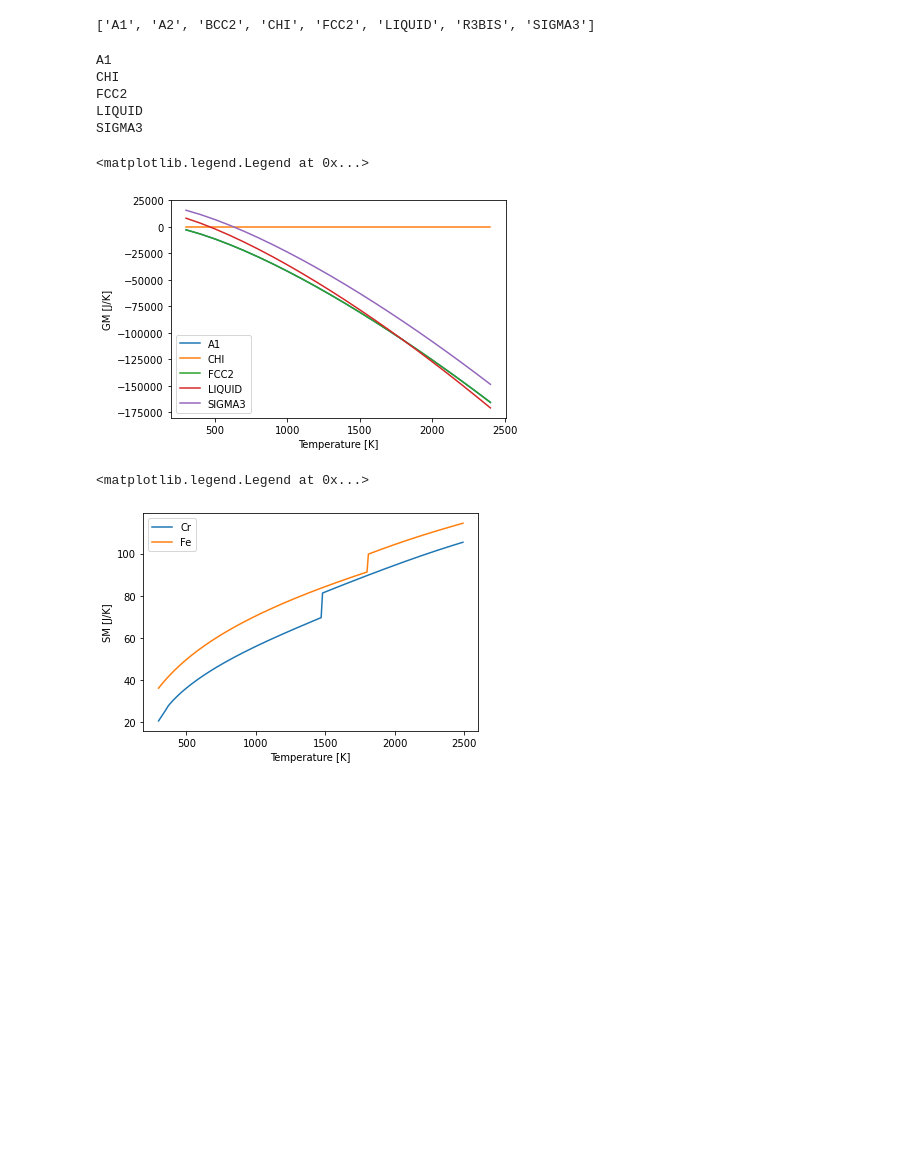
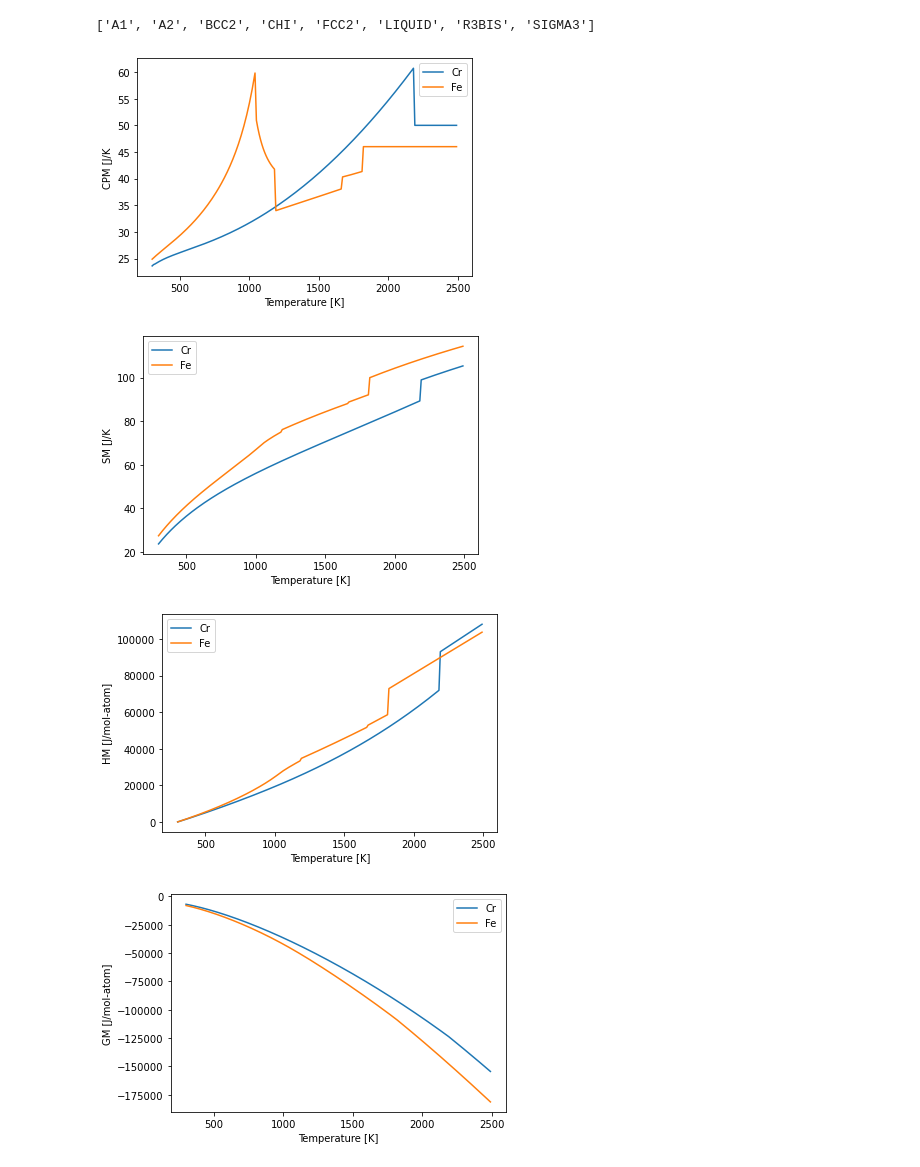
Before and after one commit to HUISUN24/580, a Jupyter notebook: 580 Homework 2/unary-calculations-finish.ipynb, the cells around one changed output. Cells and saved outputs as stored; diff of their text form; code cells hidden in the pictures; blank space fills up the shorter version.

```diff
--- a/580 Homework 2/unary-calculations-finish.ipynb
+++ b/580 Homework 2/unary-calculations-finish.ipynb
@@ -9,24 +8,3 @@ db_sgte = Database('Cr-Fe-ref2.TDB')
 sorted(db_sgte.phases)
 # %% [output]
 ['A1', 'A2', 'BCC2', 'CHI', 'FCC2', 'LIQUID', 'R3BIS', 'SIGMA3']
-# %%
-x=[]
-y=[]
-a=['A1', 'CHI', 'FCC2', 'LIQUID',  'SIGMA3']
-for i in sorted(a):
-    print(i)
-    GM=calculate(db_sgte, ['FE', 'VA'], i, P=101325, T=(300, 2500, 100), N=1,output='GM')
-    x=GM.T
-    y=GM.GM.squeeze()
-    plt.plot(x,y,label=i)
-plt.xlabel("Temperature [K]")
-plt.ylabel("GM [J/K]")
-plt.legend()
-# %% [output]
-A1
-CHI
-FCC2
-LIQUID
-SIGMA3
-<matplotlib.legend.Legend at 0x...>
-[figure, removed]
@@ -36,15 +11,36 @@ pha=['FCC2','LIQUID']
 # %%
 #plot could be changed to HM, GM and CPM by change the output type in the codes
-equil_result = equilibrium(db_sgte, ['CR','FE','VA'], pha, {v.X('CR'): 1,v.N: 1,v.P: 101325,v.T: (300, 2500,10),}, output='SM')
+equil_result = equilibrium(db_sgte, ['CR','FE','VA'], sorted(db_sgte.phases), {v.X('CR'): 1,v.N: 1,v.P: 101325,v.T: (300, 2500,10),}, output=['GM','SM','HM','CPM'])
 
-equil_result2 = equilibrium(db_sgte, ['CR','FE','VA'], pha, {v.X('FE'): 1,v.N: 1,v.P: 101325,v.T: (300, 2500,10),}, output='SM')
+equil_result2 = equilibrium(db_sgte, ['CR','FE','VA'], sorted(db_sgte.phases), {v.X('FE'): 1,v.N: 1,v.P: 101325,v.T: (300, 2500,10),}, output=['GM','SM','HM','CPM'])
 
 # Squeeze is required because the array corresponding to HM is multidimensional for each T, P, and N where we've calculated the energy
+plt.plot(equil_result.T, equil_result.CPM.squeeze(),label='Cr')
+plt.plot(equil_result2.T, equil_result2.CPM.squeeze(),label='Fe')
+plt.xlabel("Temperature [K]")
+plt.ylabel("CPM [J/K")
+plt.legend()
+plt.show()
 plt.plot(equil_result.T, equil_result.SM.squeeze(),label='Cr')
 plt.plot(equil_result2.T, equil_result2.SM.squeeze(),label='Fe')
 plt.xlabel("Temperature [K]")
-plt.ylabel("SM [J/K]")
+plt.ylabel("SM [J/K")
 plt.legend()
+plt.show()
+plt.plot(equil_result.T, equil_result.HM.squeeze(),label='Cr')
+plt.plot(equil_result2.T, equil_result2.HM.squeeze(),label='Fe')
+plt.xlabel("Temperature [K]")
+plt.ylabel("HM [J/mol-atom]")
+plt.legend()
+plt.show()
+plt.plot(equil_result.T, equil_result.GM.squeeze(),label='Cr')
+plt.plot(equil_result2.T, equil_result2.GM.squeeze(),label='Fe')
+plt.xlabel("Temperature [K]")
+plt.ylabel("GM [J/mol-atom]")
+plt.legend()
+plt.show()
 # %% [output]
-<matplotlib.legend.Legend at 0x...>
-[figure, old version]
+[figure, new version]
+[figure, added]
+[figure, added]
+[figure, added]
```
Also changed, not shown: parts of 2 cells of this notebook, 7 other files.
